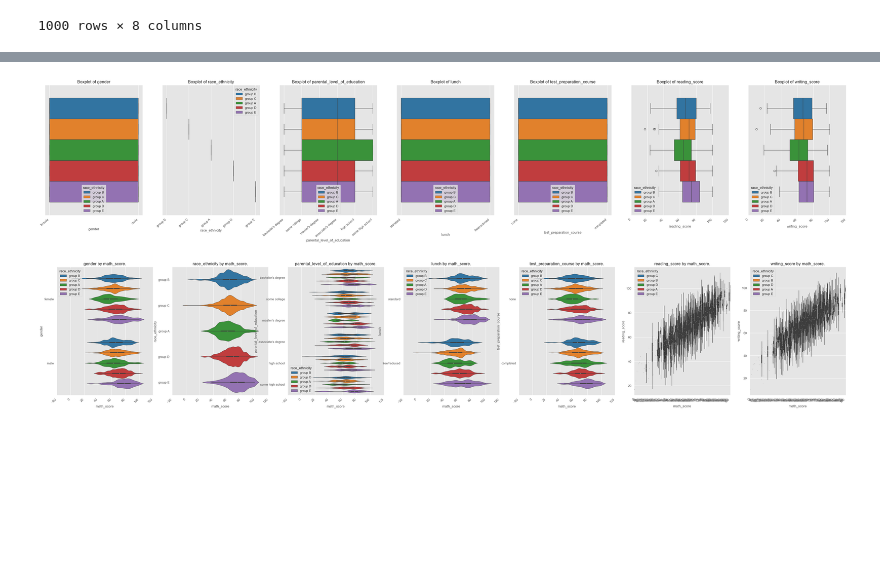
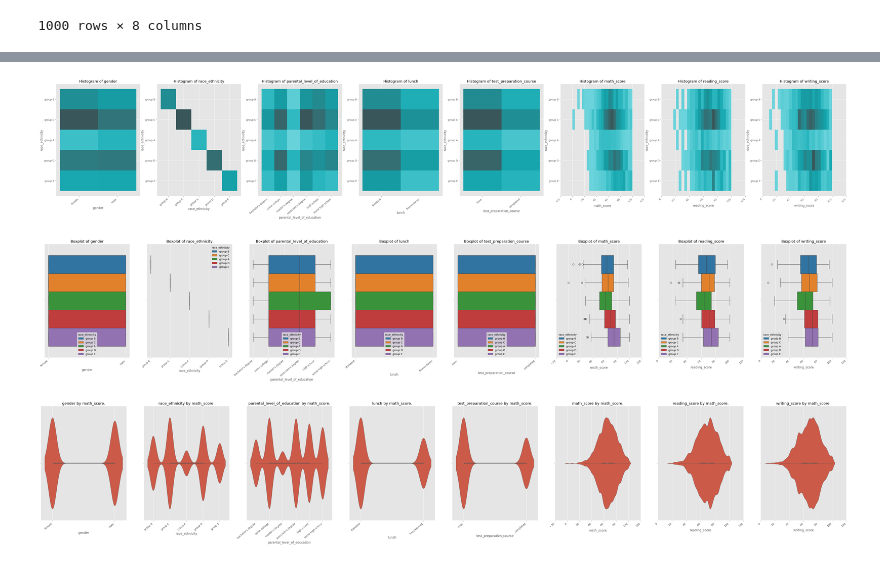
Before and after one commit to badutka/ml-app, a Jupyter notebook: research/validation.ipynb, the cells around one changed output, grey strips where cells are left out. Cells and saved outputs as stored; diff of their text form; code cells hidden in the pictures; blank space fills up the shorter version.

```diff
--- a/research/validation.ipynb
+++ b/research/validation.ipynb
@@ -227,10 +236,14 @@ distribution_plots(df=df, target='math_score', option='kde-hist', hue='race_ethn
+# %%
+distribution_plots(df=df, option='kde-hist', target='race_ethnicity')  # target can be None, then to plot variables across other variable use hue, but can also plot df variables by target (and can also do hue)
+# %% [output]
+[figure, added]
 # %%
-distribution_plots(df=df, target='math_score', option='boxplot', hue='race_ethnicity')
+distribution_plots(df=df, hue='race_ethnicity', option='boxplot')  # distribution_plots(df=df, target='race_ethnicity', option='boxplot', hue='math_score') is nono
 # %% [output]
-[figure, old version]
+[figure, new version]
 # %%
-distribution_plots(df=df, target='math_score', option='violin', hue='race_ethnicity')
+distribution_plots(df=df, target='math_score', option='violin') #, hue='gender'
 # if target is discrete then both discrete and continuous features are fine
 # if target is continuous then discrete features are fine, continuous features seem to plot a lot of small plots, investigate?
 # %% [output]
-[figure, old version]
+[figure, new version]
```
Also changed, not shown: parts of 8 cells of this notebook.
